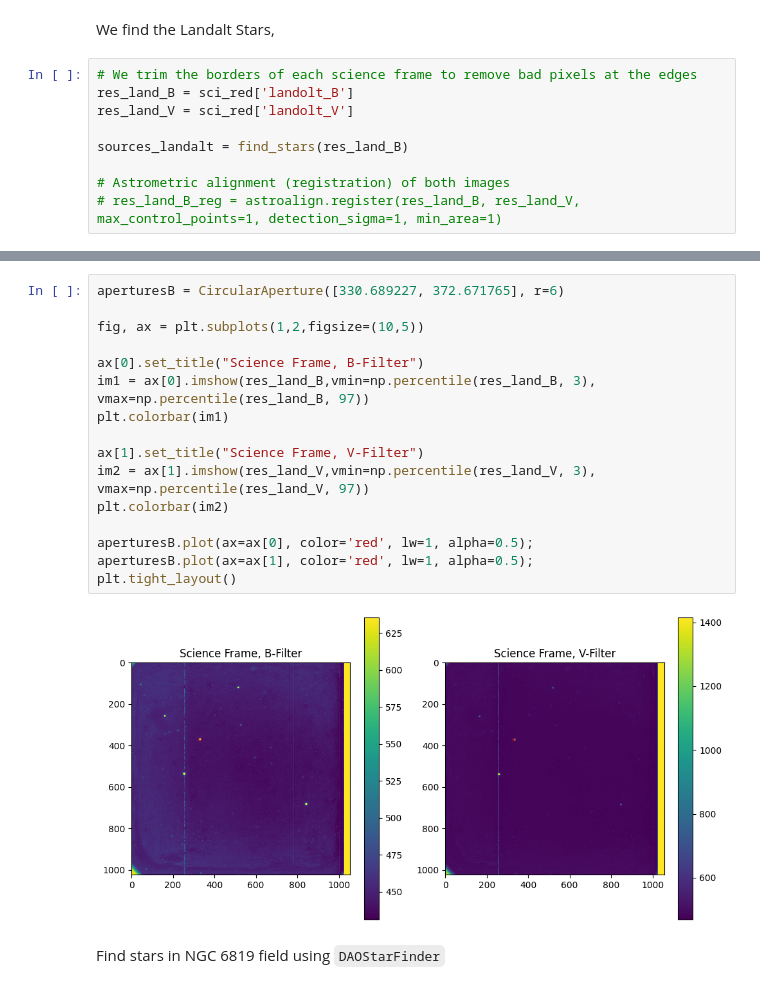
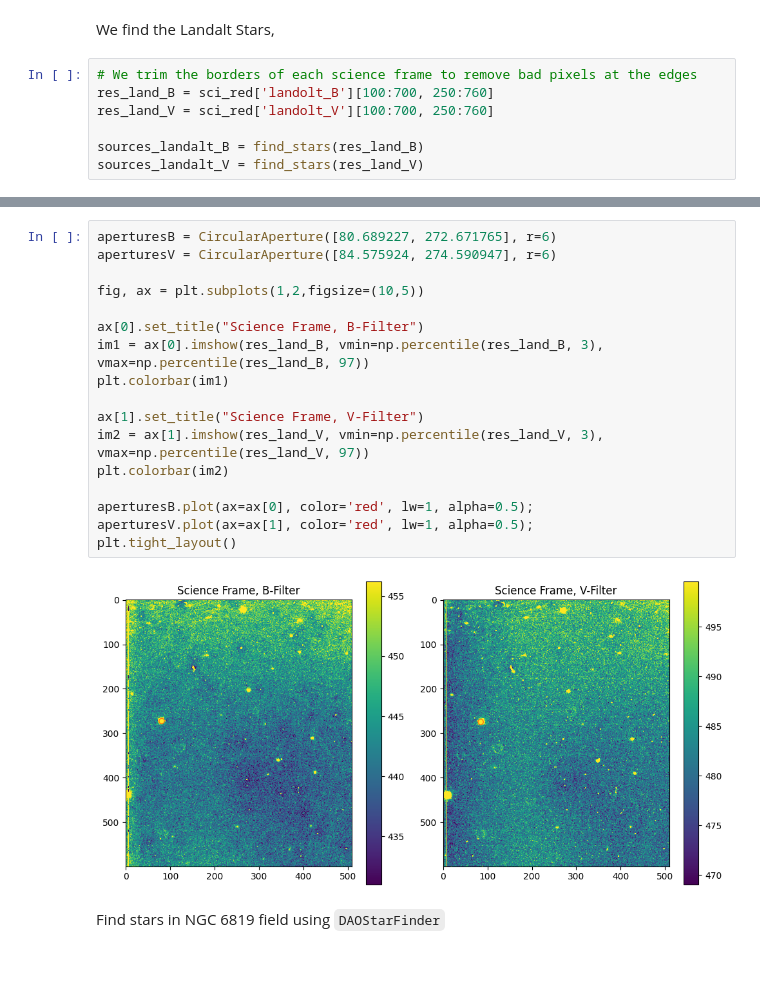
Before and after one commit to avi-patel1/ASTR257_2024, a Jupyter notebook: Project 2--HR Diagram/HR_Diagram.ipynb, the cells around one changed output, grey strips where cells are left out. Cells and saved outputs as stored; diff of their text form.

Commit message:
updated HR Diagram

```diff
--- a/Project 2--HR Diagram/HR_Diagram.ipynb
+++ b/Project 2--HR Diagram/HR_Diagram.ipynb
@@ -154,11 +178,9 @@ def find_stars(sci, fwhm= 5, std_level=3):
 We find the Landalt Stars,
 # %%
 # We trim the borders of each science frame to remove bad pixels at the edges
-res_land_B = sci_red['landolt_B']
-res_land_V = sci_red['landolt_V']
+res_land_B = sci_red['landolt_B'][100:700, 250:760]
+res_land_V = sci_red['landolt_V'][100:700, 250:760]
 
-sources_landalt = find_stars(res_land_B)
-
-# Astrometric alignment (registration) of both images
-# res_land_B_reg = astroalign.register(res_land_B, res_land_V, max_control_points=1, detection_sigma=1, min_area=1)
+sources_landalt_B = find_stars(res_land_B)
+sources_landalt_V = find_stars(res_land_V)
 # %% [output]
@@ -185,21 +227,22 @@ sources_landalt
 # %%
-aperturesB = CircularAperture([330.689227, 372.671765], r=6)
+aperturesB = CircularAperture([80.689227, 272.671765], r=6)
+aperturesV = CircularAperture([84.575924, 274.590947], r=6)
 
 fig, ax = plt.subplots(1,2,figsize=(10,5))
 
 ax[0].set_title("Science Frame, B-Filter")
-im1 = ax[0].imshow(res_land_B,vmin=np.percentile(res_land_B, 3), vmax=np.percentile(res_land_B, 97))
+im1 = ax[0].imshow(res_land_B, vmin=np.percentile(res_land_B, 3), vmax=np.percentile(res_land_B, 97))
 plt.colorbar(im1)
 
 ax[1].set_title("Science Frame, V-Filter")
-im2 = ax[1].imshow(res_land_V,vmin=np.percentile(res_land_V, 3), vmax=np.percentile(res_land_V, 97))
+im2 = ax[1].imshow(res_land_V, vmin=np.percentile(res_land_V, 3), vmax=np.percentile(res_land_V, 97))
 plt.colorbar(im2)
 
 aperturesB.plot(ax=ax[0], color='red', lw=1, alpha=0.5);
-aperturesB.plot(ax=ax[1], color='red', lw=1, alpha=0.5);
+aperturesV.plot(ax=ax[1], color='red', lw=1, alpha=0.5);
 plt.tight_layout()
 # %% [output]
-[figure, old version]
+[figure, new version]
 # %% [markdown]
 Find stars in NGC 6819 field using `DAOStarFinder`
 # %%
```
Also changed, not shown: parts of 10 cells of this notebook.
